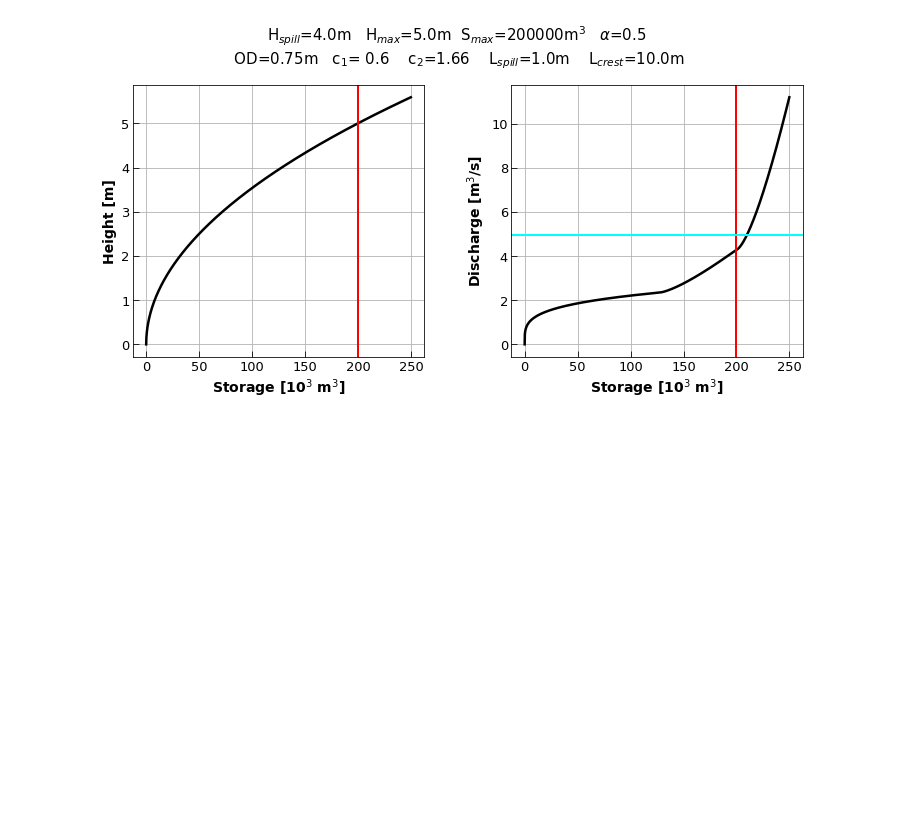
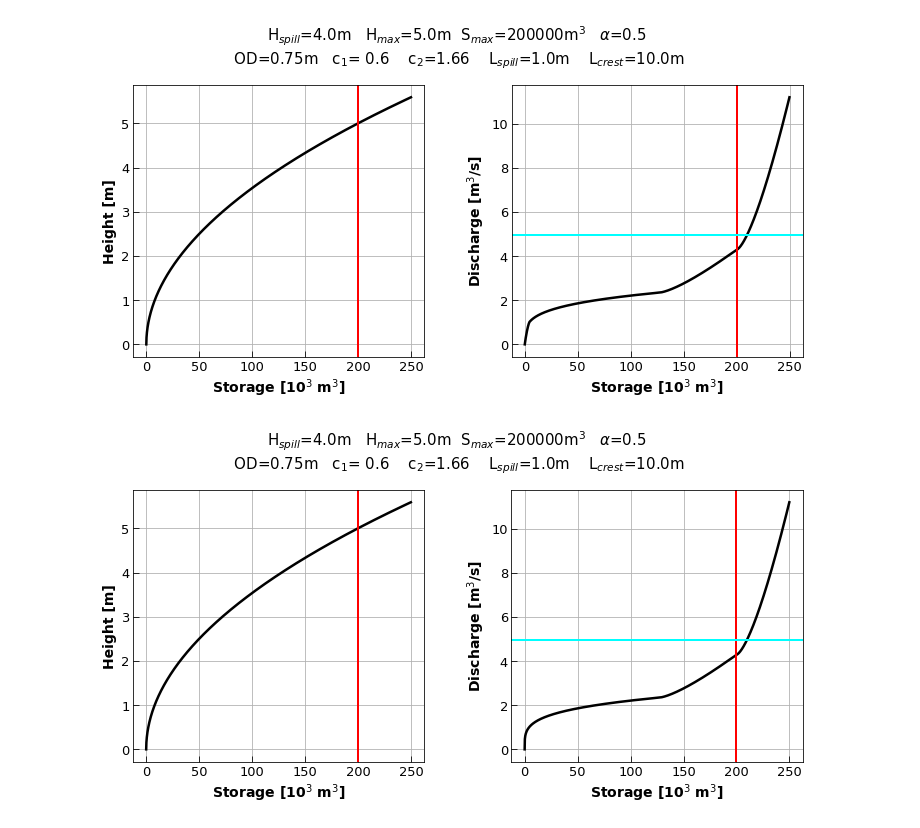
Before and after one commit to gurbuzf/DamStudy, a Jupyter notebook: dam_operation/QSv_dams.ipynb, the cells around one changed output. Drawn from its saved outputs; the diff is of its cells as text; code cells hidden in the pictures; blank space fills up the shorter version.

```diff
--- a/dam_operation/QSv_dams.ipynb
+++ b/dam_operation/QSv_dams.ipynb
@@ -35,6 +35,10 @@ def plot_QSv(h_spill, h_max, s_max, alpha, diameter,c1, c2, L_spill, L_crest, st
                     %(h_spill, h_max, s_max, alpha,diameter,c1, c2, L_spill, L_crest ), size=15, y=1.05)
     if save is not None:
         fig.savefig(save + '.png', bbox_inches = 'tight', pad_inches = 0.5)
+# %%
+plot_QSv(4, 5, 200000, 0.5, 0.75, 0.6, 1.66, 1, 10, state=1)#, save='../../Supp_DamStudy/QvS_h4_5_O75_1_10')
+# %% [output]
+[figure, added]
 # %%
 plot_QSv(4, 5, 200000, 0.5, 0.75, 0.6, 1.66, 1, 10, state=1, save='../../Supp_DamStudy/QvS_h4_5_O75_1_10')
 # %% [output]
```
Also changed, not shown: 3 other files.
